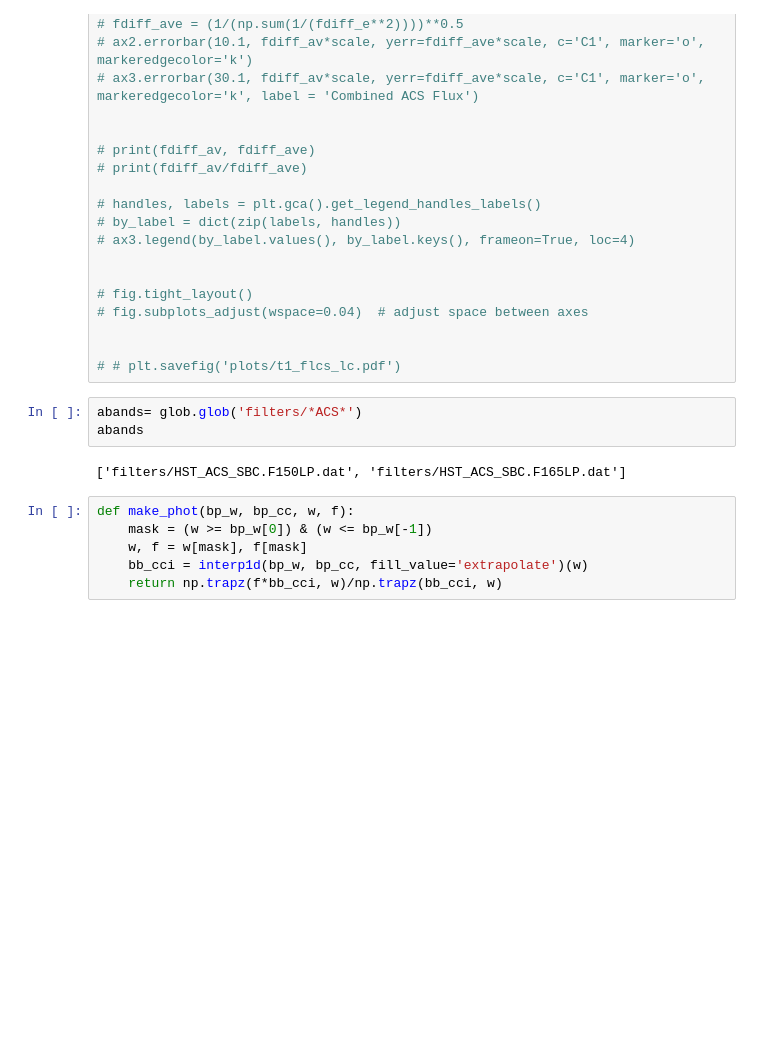
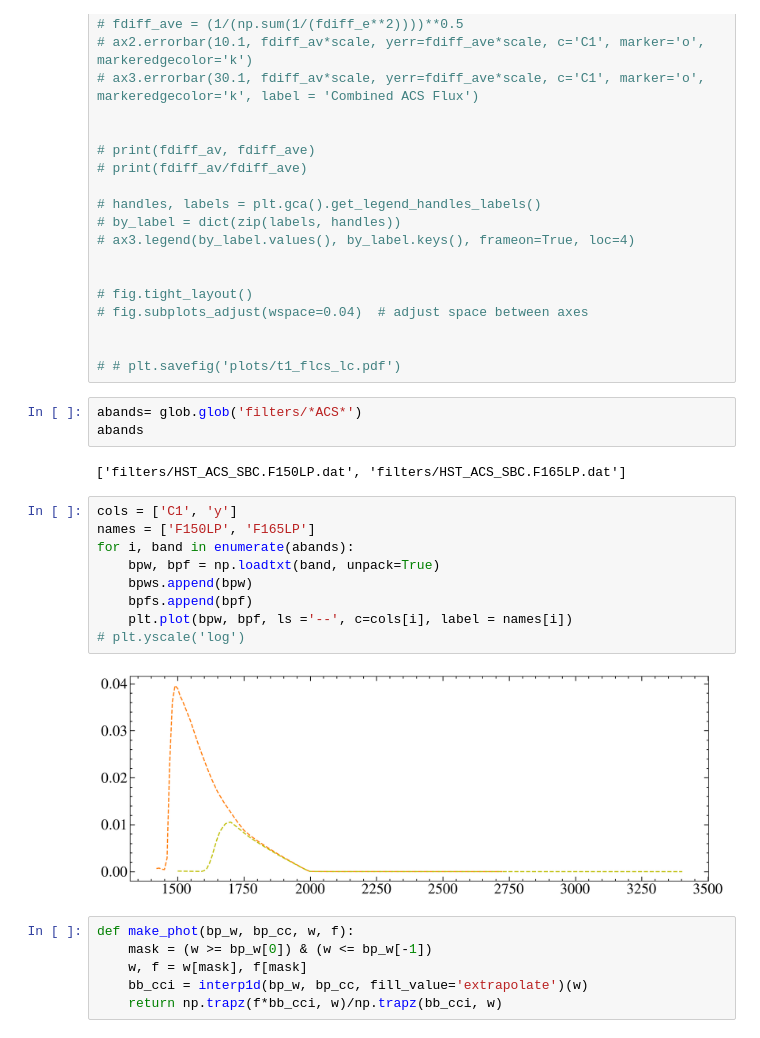
Before and after one commit to davidjwilson/SEDs, a Jupyter notebook: trappist-1/hst_photometry/science.ipynb, the cells around one changed output. Saved outputs shown, nothing was run; the diff lists cells and outputs as text; blank space fills up the shorter version.

```diff
--- a/trappist-1/hst_photometry/science.ipynb
+++ b/trappist-1/hst_photometry/science.ipynb
@@ -1345,6 +1345,17 @@ abands= glob.glob('filters/*ACS*')
 abands
 # %% [output]
 ['filters/HST_ACS_SBC.F150LP.dat', 'filters/HST_ACS_SBC.F165LP.dat']
+# %%
+cols = ['C1', 'y']
+names = ['F150LP', 'F165LP']
+for i, band in enumerate(abands):
+    bpw, bpf = np.loadtxt(band, unpack=True)
+    bpws.append(bpw)
+    bpfs.append(bpf)
+    plt.plot(bpw, bpf, ls ='--', c=cols[i], label = names[i])
+# plt.yscale('log')
+# %% [output]
+[figure, added]
 # %%
 def make_phot(bp_w, bp_cc, w, f):
     mask = (w >= bp_w[0]) & (w <= bp_w[-1])
```
Also changed, not shown: parts of 4 cells of this notebook, 6 other files.
